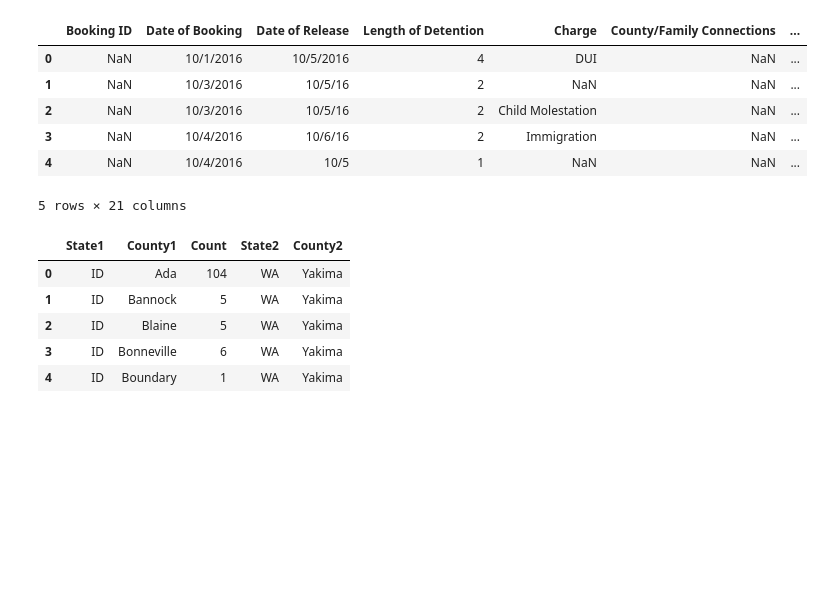
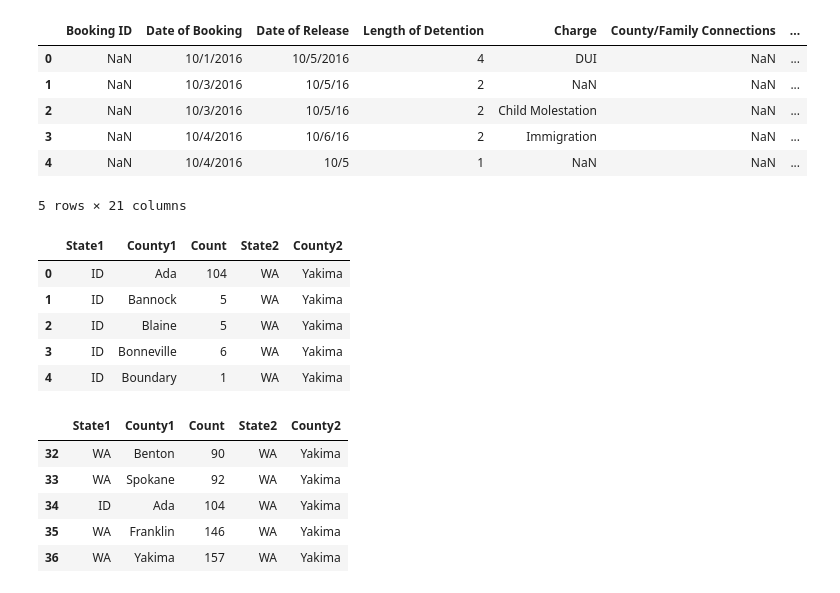
Before and after one commit to UWCHR/ice-air, a Jupyter notebook: analyze/note/county-maps.ipynb, the cells around one changed output. Drawn from its saved outputs; the diff is of its cells as text; code cells hidden in the pictures; blank space fills up the shorter version.

```diff
--- a/analyze/note/county-maps.ipynb
+++ b/analyze/note/county-maps.ipynb
@@ -75,0 +80,9 @@ df = df[df['County1'] != 'Unknown']
+# %%
+df.tail()
+# %% [output]
+|  | State1 | County1 | Count | State2 | County2 |
+| 32 | WA | Benton | 90 | WA | Yakima |
+| 33 | WA | Spokane | 92 | WA | Yakima |
+| 34 | ID | Ada | 104 | WA | Yakima |
+| 35 | WA | Franklin | 146 | WA | Yakima |
+| 36 | WA | Yakima | 157 | WA | Yakima |
```
Also changed, not shown: parts of 9 cells of this notebook.
